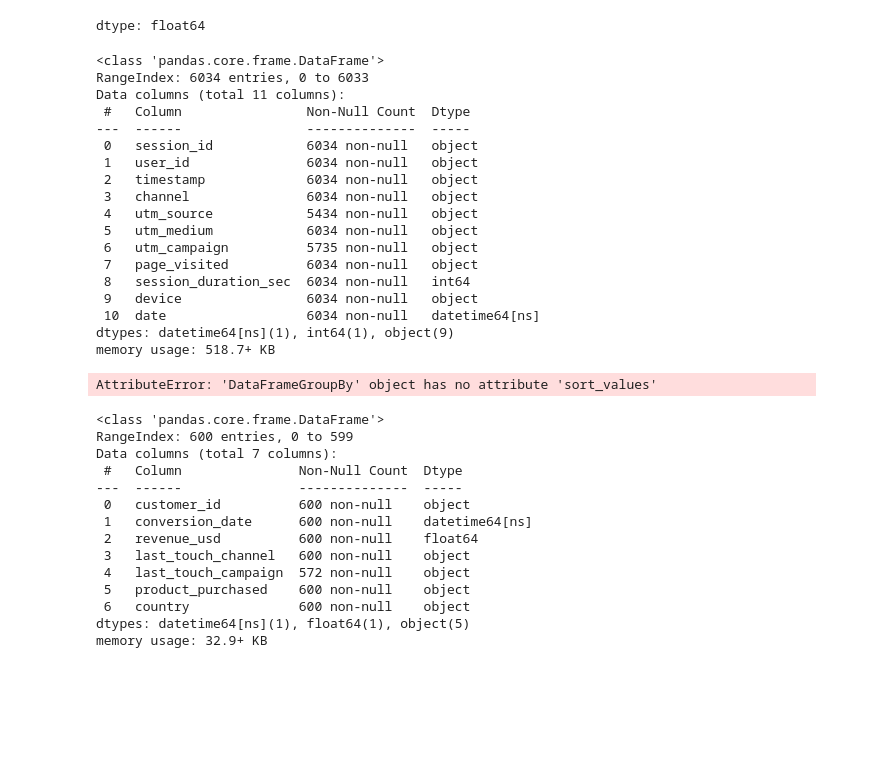
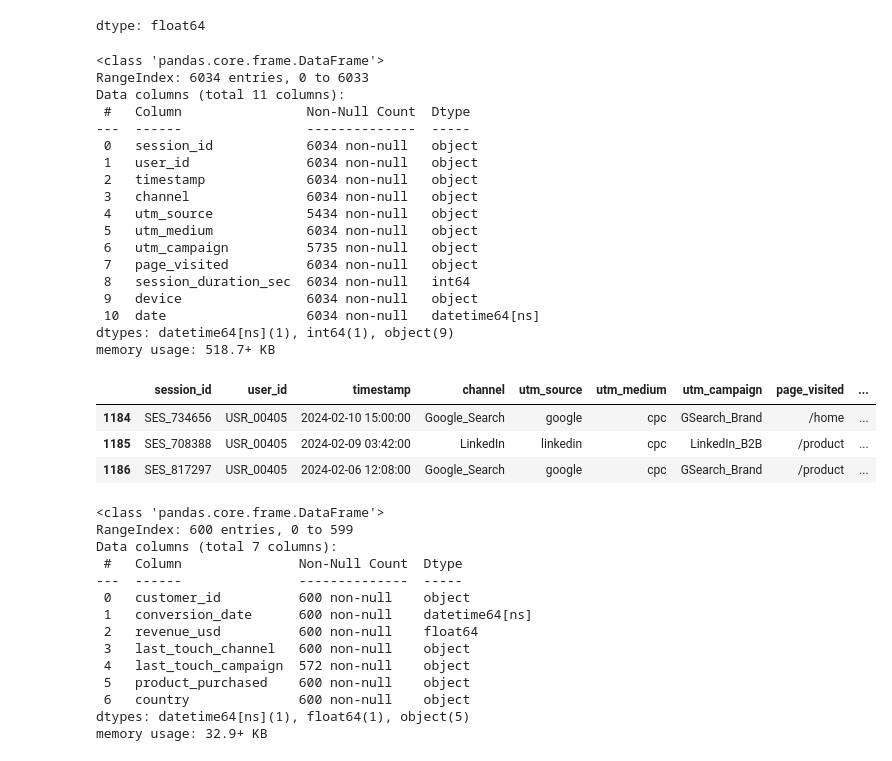
Before and after one commit to banerjee109/Infotact-Data-Team-2, a Jupyter notebook: Assignmenet_1_Roughbook.ipynb, the cells around one changed output. Saved outputs shown, nothing was run; the diff lists cells and outputs as text; code cells hidden in the pictures; blank space fills up the shorter version.

Commit message:
Ascertained frequency of repeat customers in web_log_df

```diff
--- a/Assignmenet_1_Roughbook.ipynb
+++ b/Assignmenet_1_Roughbook.ipynb
@@ -305,34 +305,41 @@ web_log_df.groupby("utm_source")["session_duration_sec"].mean().sort_values(asce
 web_log_df.head()
 web_log_df.groupby("day")["session_duration_sec"].sum().sort_values(ascending=False)
 web_log_df.groupby("day")["session_duration_sec"].mean().sort_values(ascending=False)
 web_log_df.isna().sum()
 web_log_df.dropna(inplace=True)
 ##web_log_df.isna().sum()
 len(web_log_df["utm_campaign"])
 web_log_df["utm_source"].isna().sum()
 web_log_df.groupby("user_id")["session_id"].count()
 web_log_df.groupby(["utm_campaign","device"])["session_duration_sec"].sum().sort_values(ascending=False).reset_index()
 web_log_df.groupby(["utm_campaign","device"])["session_duration_sec"].mean().sort_values(ascending=False).reset_index()
+web_log_df["user_id"].nunique()
+repeated_users = web_log_df['user_id'].value_counts()
+repeated_users.sort_values(ascending=False)
+web_log_df[(web_log_df["user_id"]=="USR_00405")].head(3)
 # %% [output]
 <class 'pandas.core.frame.DataFrame'>
 RangeIndex: 6034 entries, 0 to 6033
 Data columns (total 11 columns):
  #   Column                Non-Null Count  Dtype
 ---  ------                --------------  -----
  0   session_id            6034 non-null   object
  1   user_id               6034 non-null   object
  2   timestamp             6034 non-null   object
  3   channel               6034 non-null   object
  4   utm_source            5434 non-null   object
  5   utm_medium            6034 non-null   object
  6   utm_campaign          5735 non-null   object
  7   page_visited          6034 non-null   object
  8   session_duration_sec  6034 non-null   int64
  9   device                6034 non-null   object
  10  date                  6034 non-null   datetime64[ns]
 dtypes: datetime64[ns](1), int64(1), object(9)
 memory usage: 518.7+ KB
-AttributeError: 'DataFrameGroupBy' object has no attribute 'sort_values'
+|  | session_id | user_id | timestamp | channel | utm_source | utm_medium | utm_campaign | page_visited | ... |
+| 1184 | SES_734656 | USR_00405 | 2024-02-10 15:00:00 | Google_Search | google | cpc | GSearch_Brand | /home | ... |
+| 1185 | SES_708388 | USR_00405 | 2024-02-09 03:42:00 | LinkedIn | linkedin | cpc | LinkedIn_B2B | /product | ... |
+| 1186 | SES_817297 | USR_00405 | 2024-02-06 12:08:00 | Google_Search | google | cpc | GSearch_Brand | /product | ... |
 # %%
 import pandas as pd
 crm_df=pd.read_csv("crm_conversion_data.csv")
```
